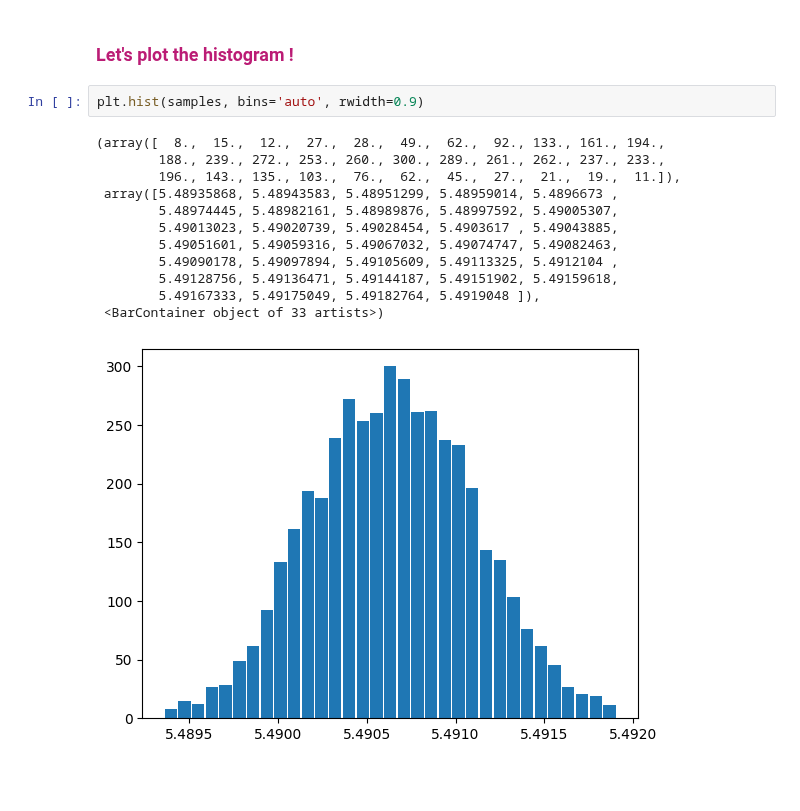
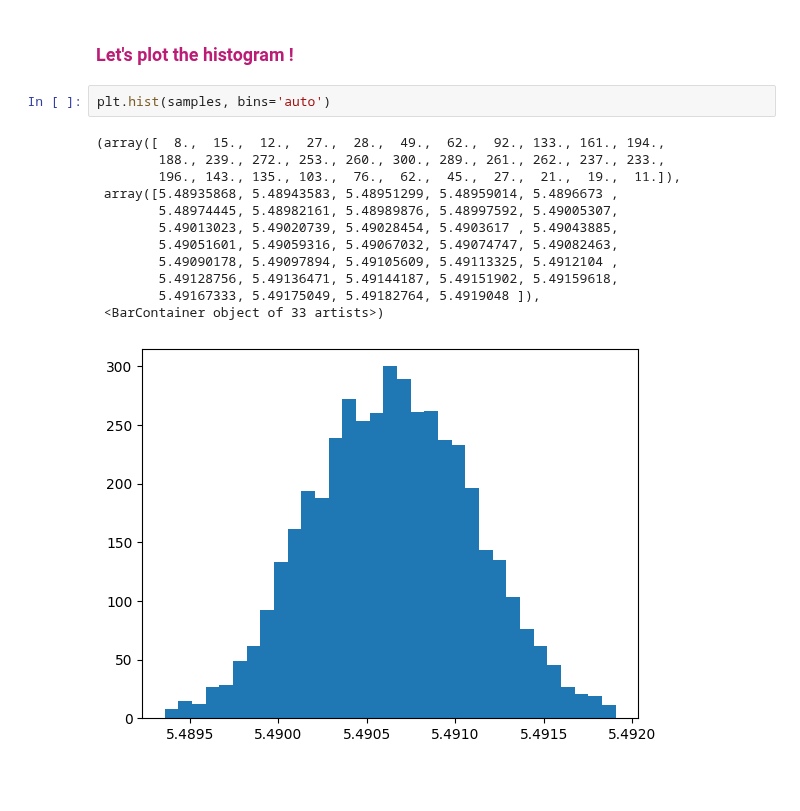
Before and after one commit to RitwikDas007/My-Collections, a Jupyter notebook: Bayesian Inference.ipynb, the cells around one changed output. Cells and saved outputs as stored; diff of their text form.

```diff
--- a/Bayesian Inference.ipynb
+++ b/Bayesian Inference.ipynb
@@ -425,20 +425,20 @@ Now, It looks more convenient.
 # %% [markdown]
 ### <span style="color:#BB1C75">Let's plot the histogram !</span>
 # %%
-plt.hist(samples, bins='auto', rwidth=0.9)
+plt.hist(samples, bins='auto')
 # %% [output]
 (array([  8.,  15.,  12.,  27.,  28.,  49.,  62.,  92., 133., 161., 194.,
         188., 239., 272., 253., 260., 300., 289., 261., 262., 237., 233.,
         196., 143., 135., 103.,  76.,  62.,  45.,  27.,  21.,  19.,  11.]),
  array([5.48935868, 5.48943583, 5.48951299, 5.48959014, 5.4896673 ,
         5.48974445, 5.48982161, 5.48989876, 5.48997592, 5.49005307,
         5.49013023, 5.49020739, 5.49028454, 5.4903617 , 5.49043885,
         5.49051601, 5.49059316, 5.49067032, 5.49074747, 5.49082463,
         5.49090178, 5.49097894, 5.49105609, 5.49113325, 5.4912104 ,
         5.49128756, 5.49136471, 5.49144187, 5.49151902, 5.49159618,
         5.49167333, 5.49175049, 5.49182764, 5.4919048 ]),
  <BarContainer object of 33 artists>)
-[figure, old version]
+[figure, new version]
 # %% [markdown]
 ######
 # %% [markdown]
```
Also changed, not shown: parts of 2 cells of this notebook.
